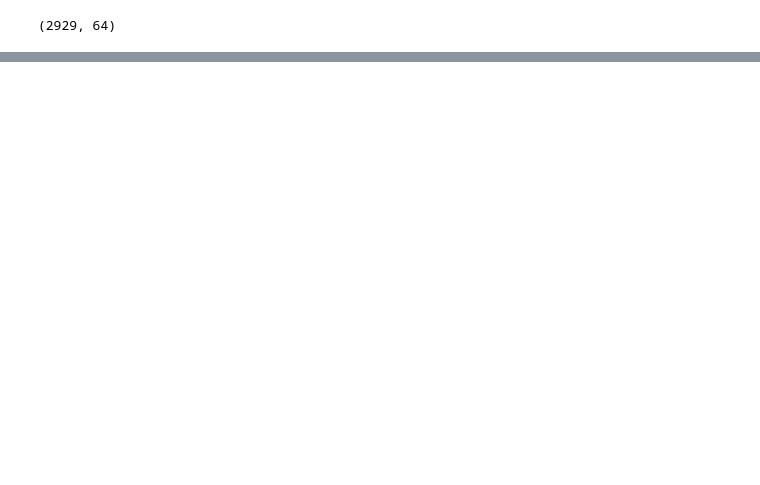
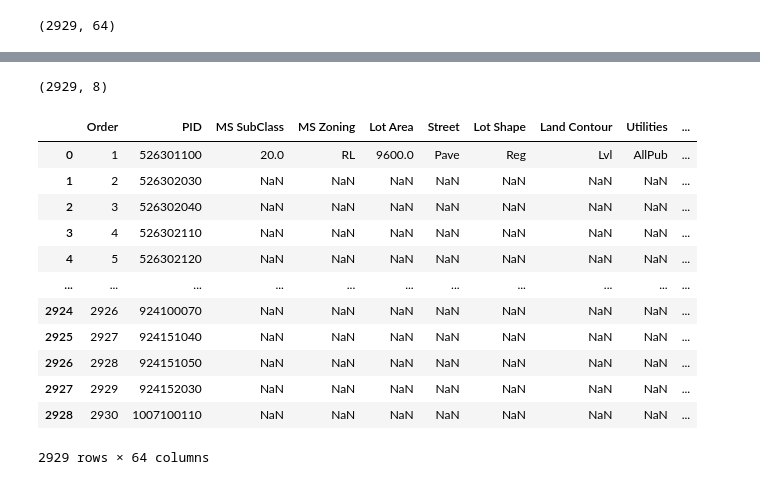
Before and after one commit to plamenyankov/datascience, a Jupyter notebook: Linear Regression/House Sales Prices.ipynb, the cells around one changed output, grey strips where cells are left out. Saved outputs shown, nothing was run; the diff lists cells and outputs as text; code cells hidden in the pictures; blank space fills up the shorter version.

Commit message:
missing values

```diff
--- a/Linear Regression/House Sales Prices.ipynb
+++ b/Linear Regression/House Sales Prices.ipynb
@@ -106,3 +113,6 @@ df = df.drop(drop_columns, axis=1)
+# %%
+# drop_columns.index
+df = df.drop(columns=drop_columns.index)
 # %%
 df.shape
 # %% [output]
@@ -110,9 +136,2 @@ df.shape
 # %% [markdown]
 ### Remove rows where object data types are missing values
-# %%
-## Series object: column name -> number of missing values
-text_mv_counts = df.select_dtypes(include=['object']).isnull().sum().sort_values(ascending=False)
-
-## Filter Series to columns containing *any* missing values
-drop_missing_cols_2 = text_mv_counts[text_mv_counts > 0]
-df = df.drop(drop_missing_cols_2)
@@ -118,0 +140,4 @@ df = df.drop(drop_missing_cols_2)
+# %%
+obj_missing_val = df.select_dtypes(include="object").isnull().sum()
+dropt_obj = obj_missing_val[obj_missing_val > 0]
+dropt_obj
@@ -119,3 +149,5 @@ df = df.drop(drop_missing_cols_2)
+# %%
+df = df.dropna(subset=dropt_obj.index)
 # %%
 df.shape
 # %% [output]
@@ -157,0 +190,20 @@ dtype: int64
+# %%
+df.shape
+# %% [output]
+(2929, 8)
+# %%
+df.mode()
+# %% [output]
+|  | Order | PID | MS SubClass | MS Zoning | Lot Area | Street | Lot Shape | Land Contour | Utilities | ... |
+| 0 | 1 | 526301100 | 20.0 | RL | 9600.0 | Pave | Reg | Lvl | AllPub | ... |
+| 1 | 2 | 526302030 | NaN | NaN | NaN | NaN | NaN | NaN | NaN | ... |
+| 2 | 3 | 526302040 | NaN | NaN | NaN | NaN | NaN | NaN | NaN | ... |
+| 3 | 4 | 526302110 | NaN | NaN | NaN | NaN | NaN | NaN | NaN | ... |
+| 4 | 5 | 526302120 | NaN | NaN | NaN | NaN | NaN | NaN | NaN | ... |
+| ... | ... | ... | ... | ... | ... | ... | ... | ... | ... | ... |
+| 2924 | 2926 | 924100070 | NaN | NaN | NaN | NaN | NaN | NaN | NaN | ... |
+| 2925 | 2927 | 924151040 | NaN | NaN | NaN | NaN | NaN | NaN | NaN | ... |
+| 2926 | 2928 | 924151050 | NaN | NaN | NaN | NaN | NaN | NaN | NaN | ... |
+| 2927 | 2929 | 924152030 | NaN | NaN | NaN | NaN | NaN | NaN | NaN | ... |
+| 2928 | 2930 | 1007100110 | NaN | NaN | NaN | NaN | NaN | NaN | NaN | ... |
+2929 rows × 64 columns
```
Also changed, not shown: parts of 20 cells of this notebook.
